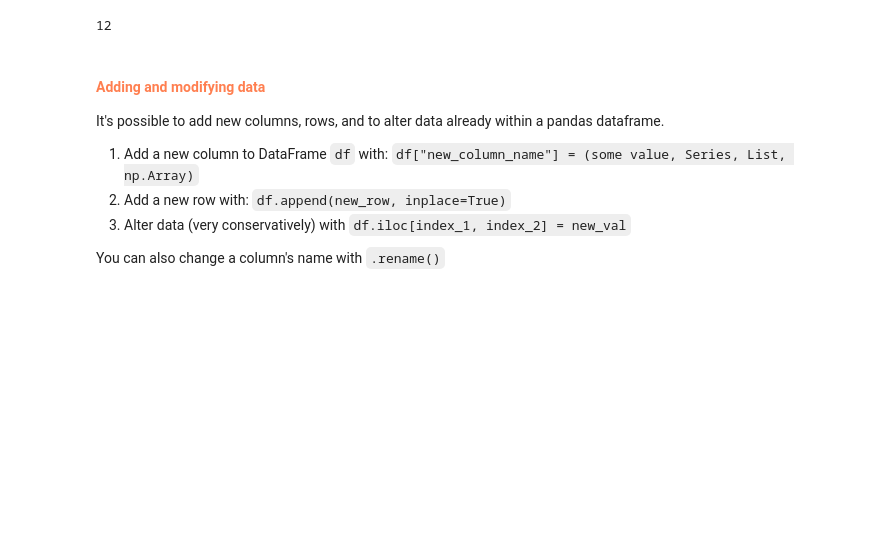
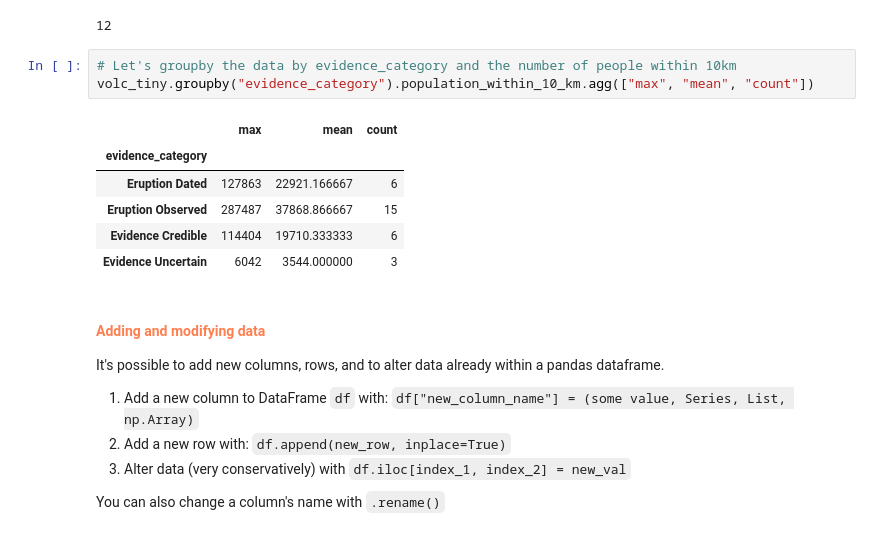
Before and after one commit to saspinner/teaching, a Jupyter notebook: intro_to_pandas_solutions.ipynb, the cells around one changed output. Saved outputs shown, nothing was run; the diff lists cells and outputs as text; blank space fills up the shorter version.

Commit message:
Add quantile, groupby, and describe

```diff
--- a/intro_to_pandas_solutions.ipynb
+++ b/intro_to_pandas_solutions.ipynb
@@ -230,6 +246,16 @@ Name: primary_volcano_type, dtype: int64
 volc_tiny.country.nunique()
 # %% [output]
 12
+# %%
+# Let's groupby the data by evidence_category and the number of people within 10km
+volc_tiny.groupby("evidence_category").population_within_10_km.agg(["max", "mean", "count"])
+# %% [output]
+|  | max | mean | count |
+| evidence_category |  |  |  |
+| Eruption Dated | 127863 | 22921.166667 | 6 |
+| Eruption Observed | 287487 | 37868.866667 | 15 |
+| Evidence Credible | 114404 | 19710.333333 | 6 |
+| Evidence Uncertain | 6042 | 3544.000000 | 3 |
 # %% [markdown]
 #### <font color="coral"> Adding and modifying data </font>
 
```
Also changed, not shown: parts of 4 cells of this notebook, 1 other file.
